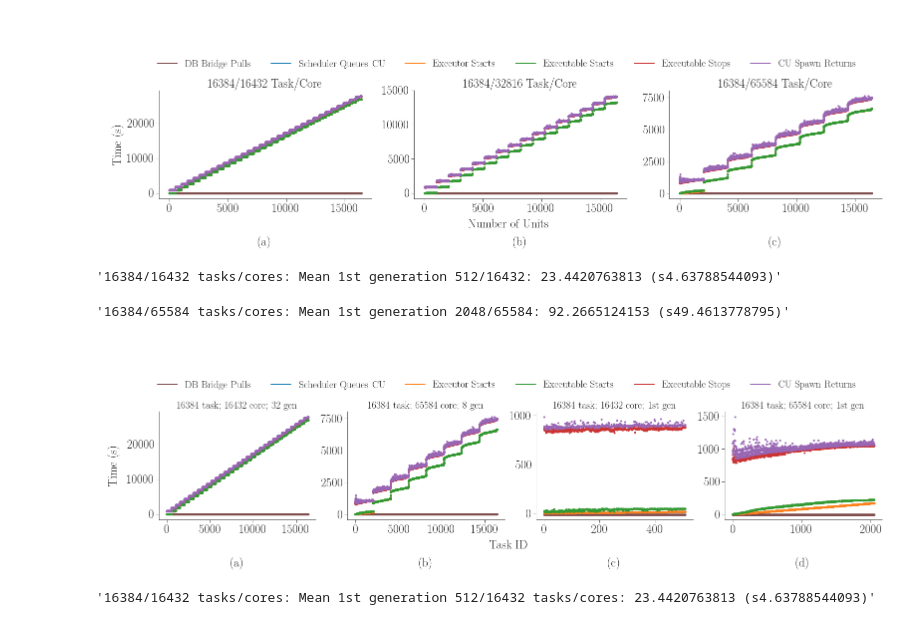
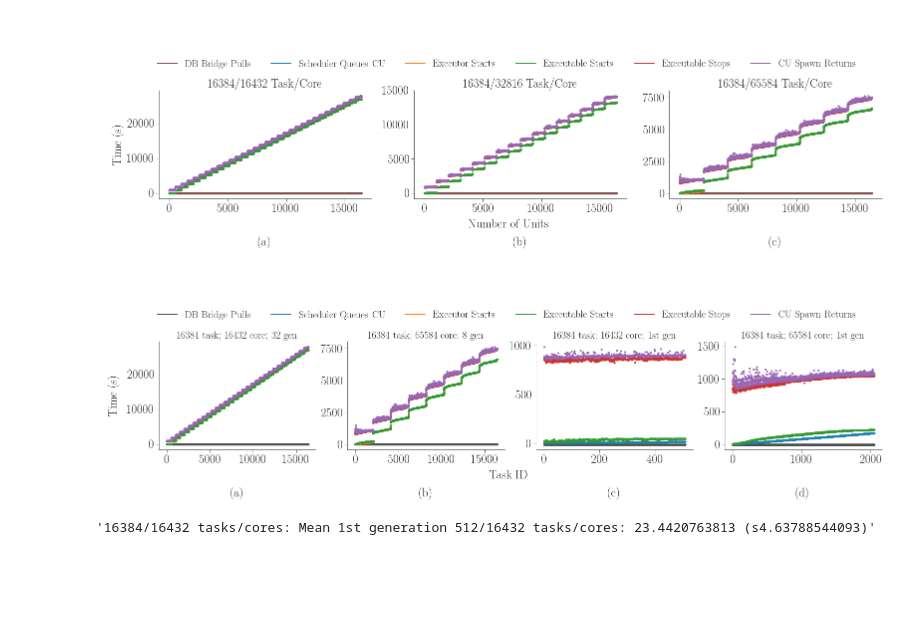
Before and after one commit to radical-experiments/rp.paper, a Jupyter notebook: analysis/rp_paper_plots.ipynb, the cells around one changed output. Saved outputs shown, nothing was run; the diff lists cells and outputs as text; code cells hidden in the pictures; blank space fills up the shorter version.

```diff
--- a/analysis/rp_paper_plots.ipynb
+++ b/analysis/rp_paper_plots.ipynb
@@ -481,7 +481,7 @@ for nunit in nunits:
     ax.title.set_text('%s/%s Task/Core' % (nunit, nunit*32))
 
     # Plot data
-    ax.scatter(df['DB Bridge Pulls'].index    , df['DB Bridge Pulls']    , marker='.', color=tableau20[10]) # Agent Scheduling Component
+    ax.scatter(df['DB Bridge Pulls'].index    , df['DB Bridge Pulls']    , marker='.', color=tableau20[18]) # Agent Scheduling Component
     ax.scatter(df['Scheduler Queues CU'].index, df['Scheduler Queues CU'], marker='.', color=tableau20[0] ) # Agent Scheduling Component
     ax.scatter(df['Executor Starts'].index    , df['Executor Starts']    , marker='.', color=tableau20[2] ) # Agent Executing Component
     ax.scatter(df['Executable Starts'].index  , df['Executable Starts']  , marker='.', color=tableau20[4] ) # Synapse
@@ -499,7 +499,7 @@ fig.text(0.5, -0.08, 'Task ID', ha='center', fontsize=24)
 
 # Add common legend with f* proxy artists (https://matplotlib.org/users/legend_guide.html)
 fig.legend((
-                mpl.lines.Line2D([], [], color=tableau20[10]),
+                mpl.lines.Line2D([], [], color=tableau20[18]),
                 mpl.lines.Line2D([], [], color=tableau20[0] ),
                 mpl.lines.Line2D([], [], color=tableau20[2] ),
                 mpl.lines.Line2D([], [], color=tableau20[4] ),
@@ -520,5 +520,5 @@ fig.legend((
            ncol=6)
 
 plt.savefig('figures/paper_titan_rp_synapse_weak_scaling_events_timeline_horizontal.pdf', dpi=300, bbox_inches='tight')
-plt.savefig('figures/screen_titan_rp_synapse_weak_scaling_events_timeline_horizontal.png')
+plt.savefig('figures/paper_titan_rp_synapse_weak_scaling_events_timeline_horizontal.png', dpi=300, bbox_inches='tight')
 # %% [output]
@@ -1440,7 +1440,7 @@ for ncore in ncores:
     ax.title.set_size(20)
 
     # Plot data
-    ax.scatter(df['DB Bridge Pulls'].index    , df['DB Bridge Pulls']    , marker='.', color=tableau20[10]) # Agent Scheduling Component
+    ax.scatter(df['DB Bridge Pulls'].index    , df['DB Bridge Pulls']    , marker='.', color=tableau20[18]) # Agent Scheduling Component
     ax.scatter(df['Scheduler Queues CU'].index, df['Scheduler Queues CU'], marker='.', color=tableau20[0] ) # Agent Scheduling Component
     ax.scatter(df['Executor Starts'].index    , df['Executor Starts']    , marker='.', color=tableau20[2] ) # Agent Executing Component
     ax.scatter(df['Executable Starts'].index  , df['Executable Starts']  , marker='.', color=tableau20[4] ) # Synapse
@@ -1476,10 +1476,10 @@ for ncore in ncores:
     df = df.sub(df['Scheduler Starts Schedule'][0])
 
     # Display mean and sd of the first generation
-    d = df['Scheduler Queues CU']-df['DB Bridge Pulls']
-    data_mean = np.mean(d.tolist())
-    data_sigma = np.sqrt(np.var(d.tolist()))
-    display('%s/%s tasks/cores: Mean 1st generation %s/%s: %s (s%s)' % (nunit, ncore, nunit_gen, ncore, data_mean, data_sigma))
+#     d = df['Scheduler Queues CU']-df['DB Bridge Pulls']
+#     data_mean = np.mean(d.tolist())
+#     data_sigma = np.sqrt(np.var(d.tolist()))
+#     display('%s/%s tasks/cores: Mean 1st generation %s/%s: %s (s%s)' % (nunit, ncore, nunit_gen, ncore, data_mean, data_sigma))
 
     # Set axes properties
     ax = axarr[i]
@@ -1491,9 +1491,9 @@ for ncore in ncores:
     ax.title.set_size(20)
 
     # Plot data
-    ax.scatter(df['DB Bridge Pulls'].index    , df['DB Bridge Pulls']    , marker='.', color=tableau20[10]) # Agent Scheduling Component
+    ax.scatter(df['DB Bridge Pulls'].index    , df['DB Bridge Pulls']    , marker='.', color=tableau20[18]) # Agent Scheduling Component
     ax.scatter(df['Scheduler Queues CU'].index, df['Scheduler Queues CU'], marker='.', color=tableau20[0] ) # Agent Scheduling Component
-    ax.scatter(df['Executor Starts'].index    , df['Executor Starts']    , marker='.', color=tableau20[2] ) # Agent Executing Component
+    # ax.scatter(df['Executor Starts'].index    , df['Executor Starts']    , marker='.', color=tableau20[2] ) # Agent Executing Component
     ax.scatter(df['Executable Starts'].index  , df['Executable Starts']  , marker='.', color=tableau20[4] ) # Synapse
     ax.scatter(df['Executable Stops'].index   , df['Executable Stops']   , marker='.', color=tableau20[6] ) # Synapse, orterun [orterun spawner]
     ax.scatter(df['CU Spawn Returns'].index   , df['CU Spawn Returns']   , marker='.', color=tableau20[8] ) # CU script
@@ -1506,38 +1506,36 @@ for ncore in ncores:
 
 # ------------------------------------------------------------
 # Add common axes lables and legend
 # ------------------------------------------------------------
 fig.text(0.07, 0.5, 'Time (s)', va='center', rotation='vertical', fontsize=24)
 fig.text(0.5, -0.08, 'Task ID', ha='center', fontsize=24)
 
 # Add common legend with f* proxy artists (https://matplotlib.org/users/legend_guide.html)
 fig.legend((
-                mpl.lines.Line2D([], [], color=tableau20[10]),
+                mpl.lines.Line2D([], [], color=tableau20[18]),
                 mpl.lines.Line2D([], [], color=tableau20[0] ),
                 mpl.lines.Line2D([], [], color=tableau20[2] ),
                 mpl.lines.Line2D([], [], color=tableau20[4] ),
                 mpl.lines.Line2D([], [], color=tableau20[6] ),
                 mpl.lines.Line2D([], [], color=tableau20[8] )
            ),
            (
                 'DB Bridge Pulls',
                 'Scheduler Queues CU',
                 'Executor Starts',
                 'Executable Starts',
                 'Executable Stops',
                 'CU Spawn Returns',
            ),
            'upper center',
            bbox_to_anchor=(0.44, 1.4),
            fontsize=20,
            ncol=6)
 
 plt.savefig('figures/paper_titan_rp_synapse_strong_scaling_events_timeline_1stgen_horizontal.pdf', dpi=300, bbox_inches='tight')
-plt.savefig('figures/screen_titan_rp_synapse_strong_scaling_events_timeline_1stgen_horizontal.png')
+plt.savefig('figures/paper_titan_rp_synapse_strong_scaling_events_timeline_1stgen_horizontal.png', dpi=300, bbox_inches='tight')
 # %% [output]
-'16384/16432 tasks/cores: Mean 1st generation 512/16432: 23.4420763813 (s4.63788544093)'
-'16384/65584 tasks/cores: Mean 1st generation 2048/65584: 92.2665124153 (s49.4613778795)'
-[figure, old version]
+[figure, new version]
 # %%
 ncores = [16432,32816,65584]
 
```
Also changed, not shown: parts of 2 cells of this notebook, 10 other files.
